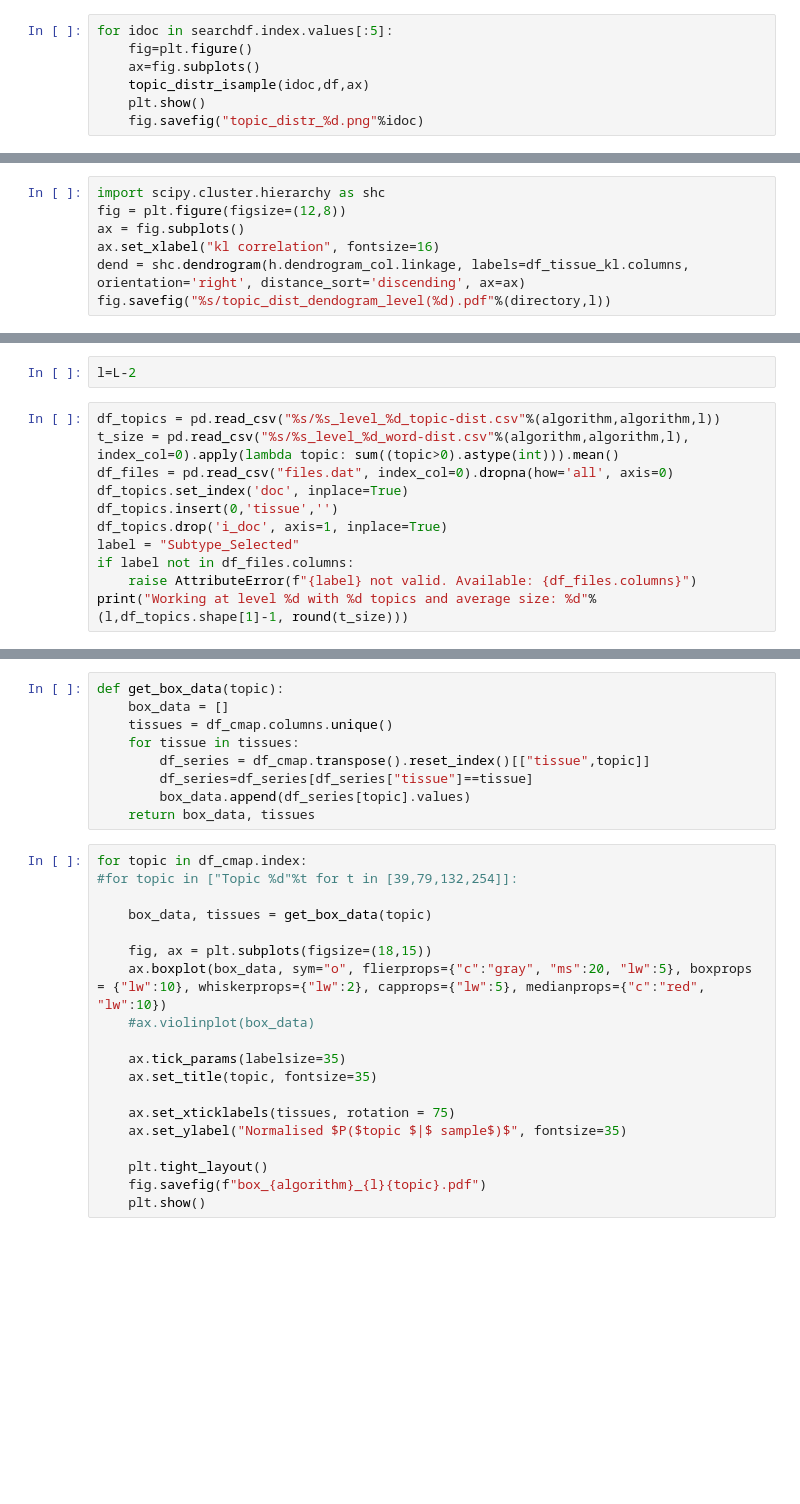
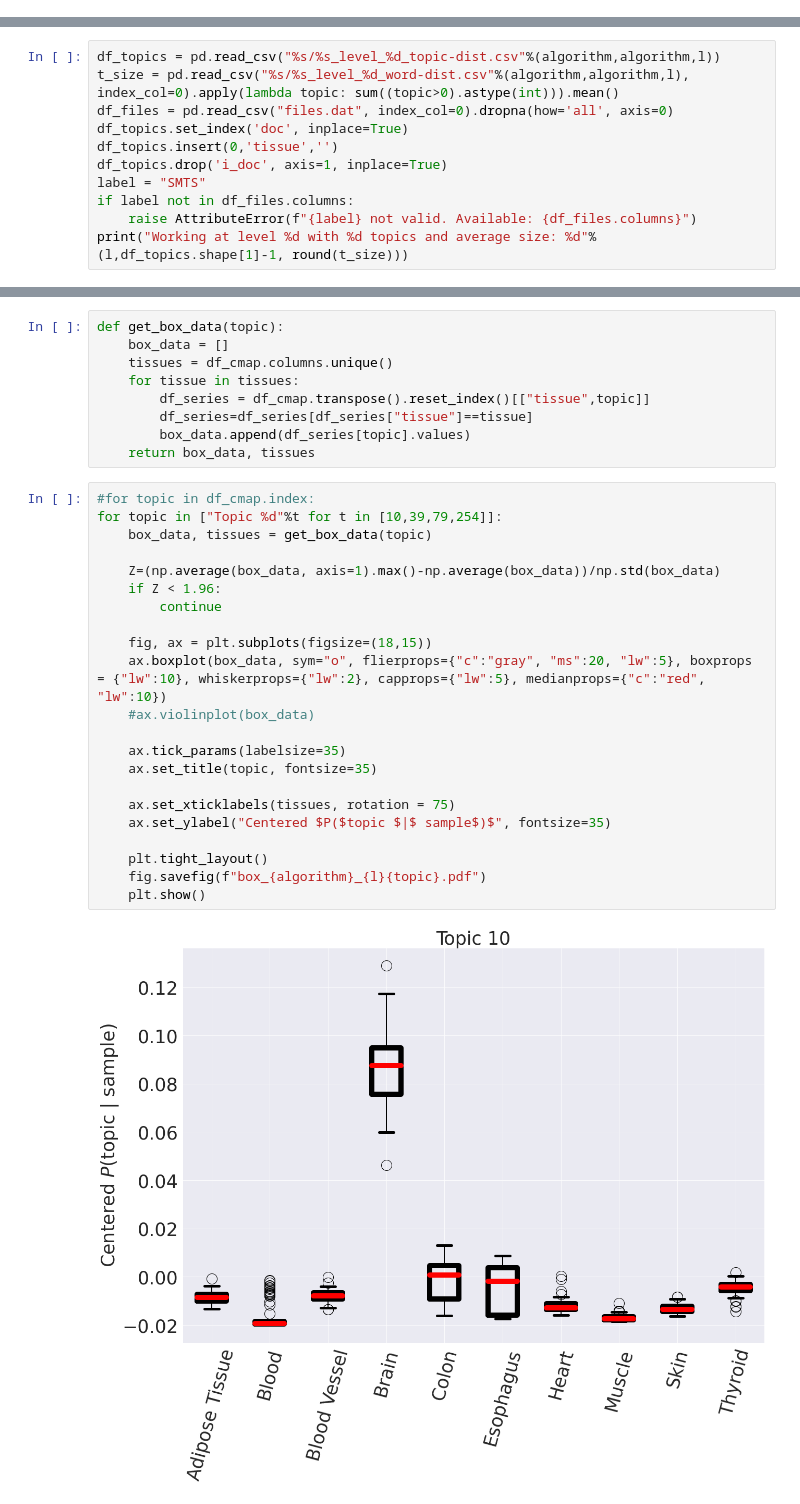
Before and after one commit to fvalle1/topics, a Jupyter notebook: hSBM_topic-dist.ipynb, the cells around one changed output, grey strips where cells are left out. Saved outputs shown, nothing was run; the diff lists cells and outputs as text; blank space fills up the shorter version.

```diff
--- a/hSBM_topic-dist.ipynb
+++ b/hSBM_topic-dist.ipynb
@@ -63,7 +49,0 @@ tissuedf.mean(axis=0).sort_values(ascending=False)
-# %%
-for idoc in searchdf.index.values[:5]:
-    fig=plt.figure()
-    ax=fig.subplots()
-    topic_distr_isample(idoc,df,ax)
-    plt.show()
-    fig.savefig("topic_distr_%d.png"%idoc)
@@ -101,7 +53,0 @@ h.fig.savefig("%s/topic_distr_kl_map.pdf"%directory)
-# %%
-import scipy.cluster.hierarchy as shc
-fig = plt.figure(figsize=(12,8))
-ax = fig.subplots()
-ax.set_xlabel("kl correlation", fontsize=16)
-dend = shc.dendrogram(h.dendrogram_col.linkage, labels=df_tissue_kl.columns, orientation='right', distance_sort='discending', ax=ax)
-fig.savefig("%s/topic_dist_dendogram_level(%d).pdf"%(directory,l))
@@ -110,5 +54,3 @@ fig.savefig("%s/topic_dist_dendogram_level(%d).pdf"%(directory,l))
-# %%
-l=L-2
 # %%
 df_topics = pd.read_csv("%s/%s_level_%d_topic-dist.csv"%(algorithm,algorithm,l))
 t_size = pd.read_csv("%s/%s_level_%d_word-dist.csv"%(algorithm,algorithm,l), index_col=0).apply(lambda topic: sum((topic>0).astype(int))).mean()
@@ -116,7 +58,7 @@ df_files = pd.read_csv("files.dat", index_col=0).dropna(how='all', axis=0)
 df_topics.set_index('doc', inplace=True)
 df_topics.insert(0,'tissue','')
 df_topics.drop('i_doc', axis=1, inplace=True)
-label = "Subtype_Selected"
+label = "SMTS"
 if label not in df_files.columns:
     raise AttributeError(f"{label} not valid. Available: {df_files.columns}")
 print("Working at level %d with %d topics and average size: %d"%(l,df_topics.shape[1]-1, round(t_size)))
@@ -173,21 +117,26 @@ def get_box_data(topic):
         box_data.append(df_series[topic].values)
     return box_data, tissues
 # %%
-for topic in df_cmap.index:
-#for topic in ["Topic %d"%t for t in [39,79,132,254]]:
+#for topic in df_cmap.index:
+for topic in ["Topic %d"%t for t in [10,39,79,254]]:
+    box_data, tissues = get_box_data(topic)
 
-    box_data, tissues = get_box_data(topic)
+    Z=(np.average(box_data, axis=1).max()-np.average(box_data))/np.std(box_data)
+    if Z < 1.96:
+        continue
 
     fig, ax = plt.subplots(figsize=(18,15))
     ax.boxplot(box_data, sym="o", flierprops={"c":"gray", "ms":20, "lw":5}, boxprops = {"lw":10}, whiskerprops={"lw":2}, capprops={"lw":5}, medianprops={"c":"red", "lw":10})
     #ax.violinplot(box_data)
 
     ax.tick_params(labelsize=35)
     ax.set_title(topic, fontsize=35)
 
     ax.set_xticklabels(tissues, rotation = 75)
-    ax.set_ylabel("Normalised $P($topic $|$ sample$)$", fontsize=35)
+    ax.set_ylabel("Centered $P($topic $|$ sample$)$", fontsize=35)
 
     plt.tight_layout()
     fig.savefig(f"box_{algorithm}_{l}{topic}.pdf")
     plt.show()
+# %% [output]
+[figure, added]
```
Also changed, not shown: parts of 44 cells of this notebook, 3 other files.
